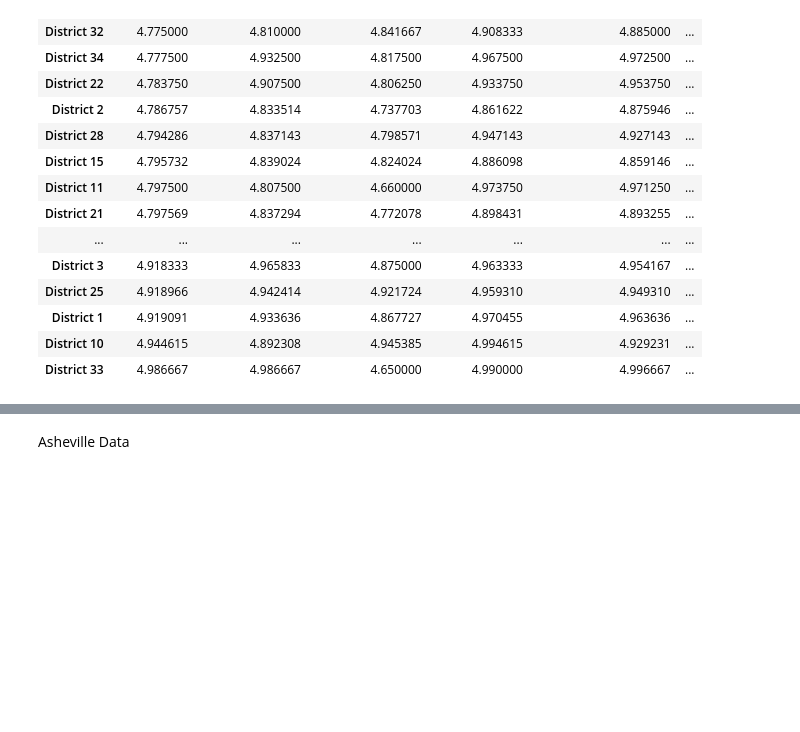
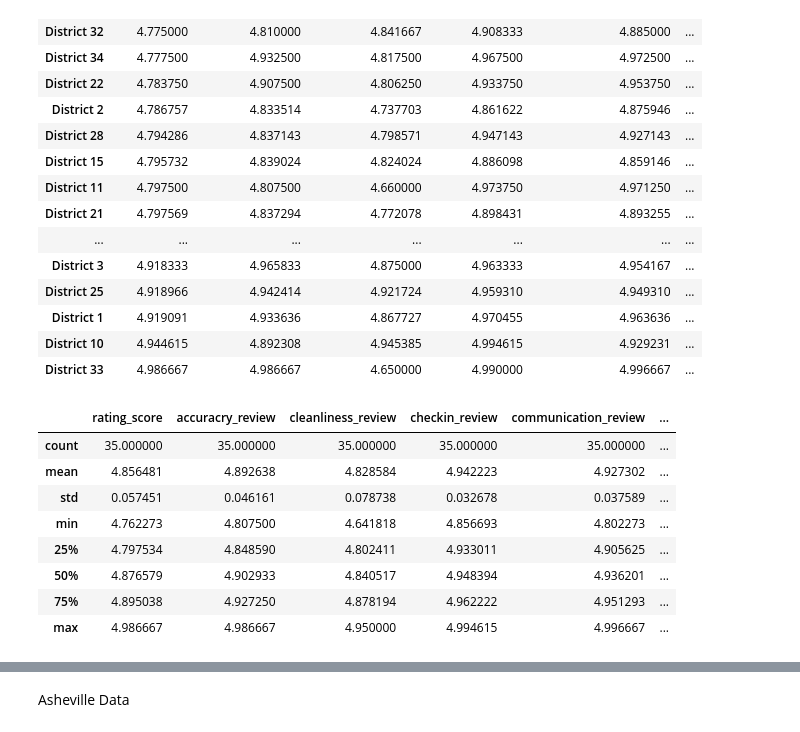
Before and after one commit to JonathanBrown003/Airbnb-A-Closer-Look-Nashville-Asheville, a Jupyter notebook: Analysis_Tu.ipynb, the cells around one changed output, grey strips where cells are left out. Drawn from its saved outputs; the diff is of its cells as text; code cells hidden in the pictures; blank space fills up the shorter version.

```diff
--- a/Analysis_Tu.ipynb
+++ b/Analysis_Tu.ipynb
@@ -901,3 +901,15 @@ nashville_df.sort_values(by=['rating_score', 'number_properties'])
 | District 1 | 4.919091 | 4.933636 | 4.867727 | 4.970455 | 4.963636 | ... |
 | District 10 | 4.944615 | 4.892308 | 4.945385 | 4.994615 | 4.929231 | ... |
 | District 33 | 4.986667 | 4.986667 | 4.650000 | 4.990000 | 4.996667 | ... |
+# %%
+nashville_df.describe()
+# %% [output]
+|  | rating_score | accuracry_review | cleanliness_review | checkin_review | communication_review | ... |
+| count | 35.000000 | 35.000000 | 35.000000 | 35.000000 | 35.000000 | ... |
+| mean | 4.856481 | 4.892638 | 4.828584 | 4.942223 | 4.927302 | ... |
+| std | 0.057451 | 0.046161 | 0.078738 | 0.032678 | 0.037589 | ... |
+| min | 4.762273 | 4.807500 | 4.641818 | 4.856693 | 4.802273 | ... |
+| 25% | 4.797534 | 4.848590 | 4.802411 | 4.933011 | 4.905625 | ... |
+| 50% | 4.876579 | 4.902933 | 4.840517 | 4.948394 | 4.936201 | ... |
+| 75% | 4.895038 | 4.927250 | 4.878194 | 4.962222 | 4.951293 | ... |
+| max | 4.986667 | 4.986667 | 4.950000 | 4.994615 | 4.996667 | ... |
```
Also changed, not shown: parts of 16 cells of this notebook.
